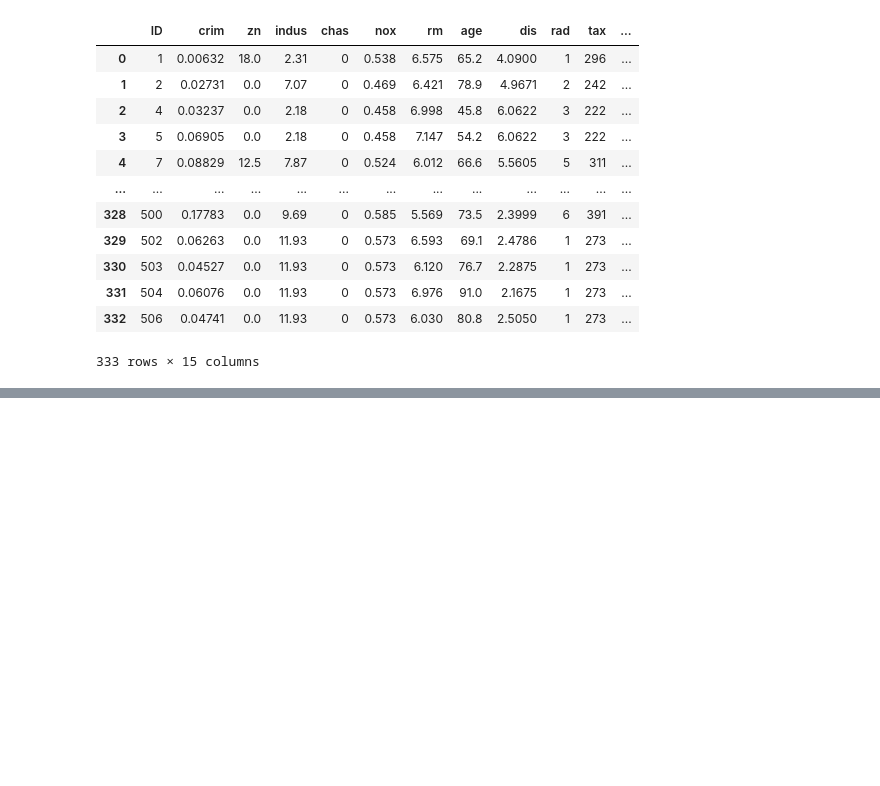
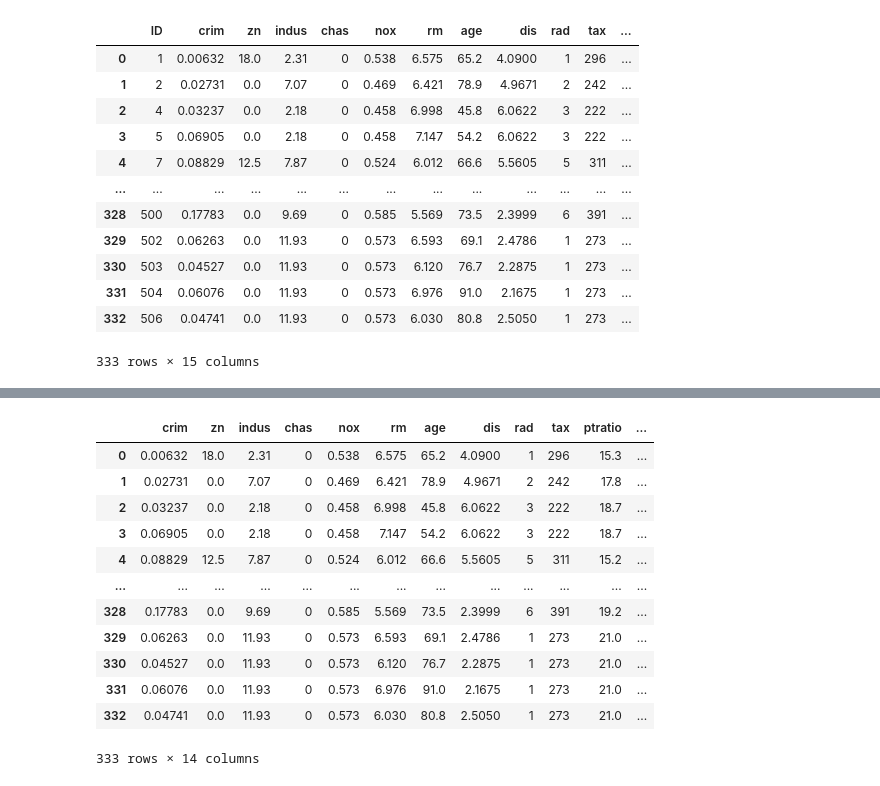
Before and after one commit to Josephus67/ML_BASICS, a Jupyter notebook: 311_lab3/brymo.ipynb, the cells around one changed output, grey strips where cells are left out. Saved outputs shown, nothing was run; the diff lists cells and outputs as text; code cells hidden in the pictures; blank space fills up the shorter version.

```diff
--- a/311_lab3/brymo.ipynb
+++ b/311_lab3/brymo.ipynb
@@ -21,0 +84,17 @@ df
+# %%
+df = df.drop(columns=['ID'])
+df
+# %% [output]
+|  | crim | zn | indus | chas | nox | rm | age | dis | rad | tax | ptratio | ... |
+| 0 | 0.00632 | 18.0 | 2.31 | 0 | 0.538 | 6.575 | 65.2 | 4.0900 | 1 | 296 | 15.3 | ... |
+| 1 | 0.02731 | 0.0 | 7.07 | 0 | 0.469 | 6.421 | 78.9 | 4.9671 | 2 | 242 | 17.8 | ... |
+| 2 | 0.03237 | 0.0 | 2.18 | 0 | 0.458 | 6.998 | 45.8 | 6.0622 | 3 | 222 | 18.7 | ... |
+| 3 | 0.06905 | 0.0 | 2.18 | 0 | 0.458 | 7.147 | 54.2 | 6.0622 | 3 | 222 | 18.7 | ... |
+| 4 | 0.08829 | 12.5 | 7.87 | 0 | 0.524 | 6.012 | 66.6 | 5.5605 | 5 | 311 | 15.2 | ... |
+| ... | ... | ... | ... | ... | ... | ... | ... | ... | ... | ... | ... | ... |
+| 328 | 0.17783 | 0.0 | 9.69 | 0 | 0.585 | 5.569 | 73.5 | 2.3999 | 6 | 391 | 19.2 | ... |
+| 329 | 0.06263 | 0.0 | 11.93 | 0 | 0.573 | 6.593 | 69.1 | 2.4786 | 1 | 273 | 21.0 | ... |
+| 330 | 0.04527 | 0.0 | 11.93 | 0 | 0.573 | 6.120 | 76.7 | 2.2875 | 1 | 273 | 21.0 | ... |
+| 331 | 0.06076 | 0.0 | 11.93 | 0 | 0.573 | 6.976 | 91.0 | 2.1675 | 1 | 273 | 21.0 | ... |
+| 332 | 0.04741 | 0.0 | 11.93 | 0 | 0.573 | 6.030 | 80.8 | 2.5050 | 1 | 273 | 21.0 | ... |
+333 rows × 14 columns
```
Also changed, not shown: parts of 11 cells of this notebook.
